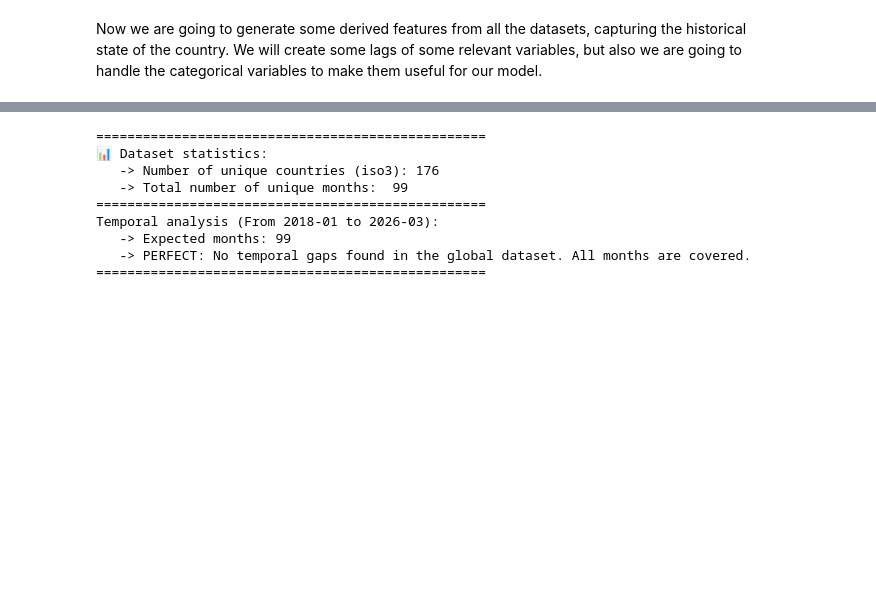
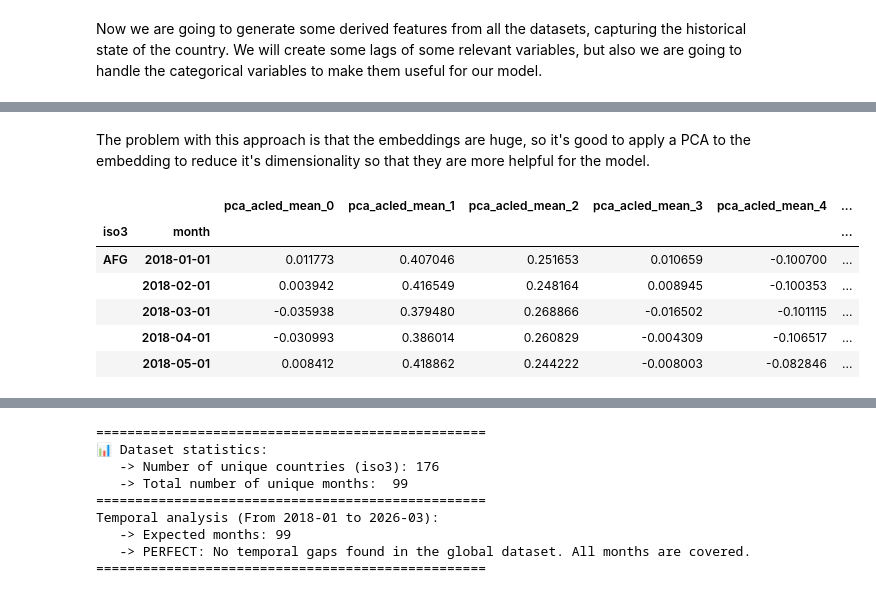
Before and after one commit to gallagelpi/Master_thesis, a Jupyter notebook: pipeline/feature_engineering.ipynb, the cells around one changed output, grey strips where cells are left out. Drawn from its saved outputs; the diff is of its cells as text; code cells hidden in the pictures; blank space fills up the shorter version.

```diff
--- a/pipeline/feature_engineering.ipynb
+++ b/pipeline/feature_engineering.ipynb
@@ -623,0 +633,10 @@ display(pd.DataFrame(df.columns, columns=['Column Name']))
+# %%
+df_clima_acled = pd.read_csv("../data_clean/emb_acled.csv")
+df_clima_acled= (
+    df_clima_acled
+    .rename(columns={"embedding_acled": "notes_vector_acled"})
+    .set_index(['iso3', 'month'])
+    .sort_index()
+)
+df_final = df.join(df_clima_acled)
+df_final = df_final.sort_index(level=['iso3', 'month'])
@@ -623,0 +665,7 @@ display(pd.DataFrame(df.columns, columns=['Column Name']))
+# %%
+# We convert the 'notes_vector_acled' column into separate columns for mean and max embeddings
+df_vectors = pd.DataFrame(df_final['notes_vector_acled'].tolist(), index=df_final.index)
+df_vectors.columns = [f'emb_acled_mean_{i}' for i in range(384)] + [f'emb_acled_max_{i}' for i in range(384)]
+df_final = pd.concat([df_final, df_vectors], axis=1)
+# %% [markdown]
+The problem with this approach is that the embeddings are huge, so it's good to apply a PCA to the embedding to reduce it's dimensionality so that they are more helpful for the model.
@@ -623,0 +697,10 @@ display(pd.DataFrame(df.columns, columns=['Column Name']))
+# %%
+df_pca.head()
+# %% [output]
+|  |  | pca_acled_mean_0 | pca_acled_mean_1 | pca_acled_mean_2 | pca_acled_mean_3 | pca_acled_mean_4 | ... |
+| iso3 | month |  |  |  |  |  | ... |
+| AFG | 2018-01-01 | 0.011773 | 0.407046 | 0.251653 | 0.010659 | -0.100700 | ... |
+|  | 2018-02-01 | 0.003942 | 0.416549 | 0.248164 | 0.008945 | -0.100353 | ... |
+|  | 2018-03-01 | -0.035938 | 0.379480 | 0.268866 | -0.016502 | -0.101115 | ... |
+|  | 2018-04-01 | -0.030993 | 0.386014 | 0.260829 | -0.004309 | -0.106517 | ... |
+|  | 2018-05-01 | 0.008412 | 0.418862 | 0.244222 | -0.008003 | -0.082846 | ... |
```
Also changed, not shown: parts of 46 cells of this notebook, 6 other files.
